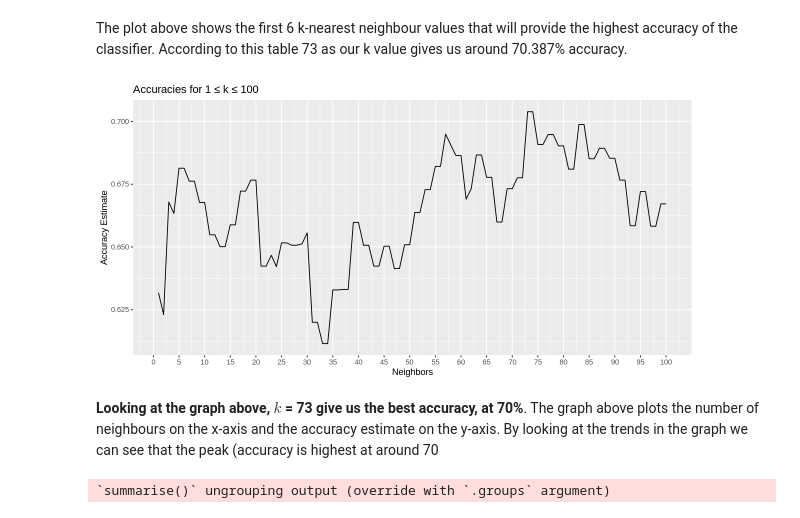
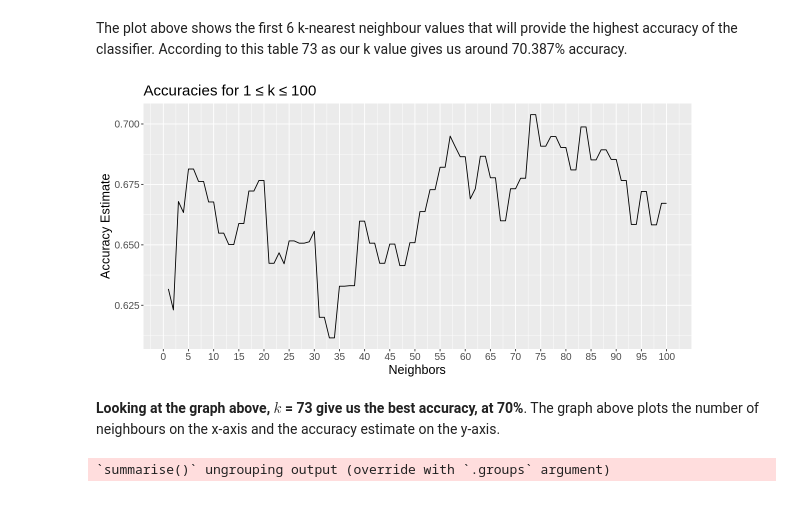
Before and after one commit to Agamchawla/group-29-project, a Jupyter notebook: group_29_project_report.ipynb, the cells around one changed output. Saved outputs shown, nothing was run; the diff lists cells and outputs as text; code cells hidden in the pictures.

```diff
--- a/group_29_project_report.ipynb
+++ b/group_29_project_report.ipynb
@@ -58,0 +65,5 @@ Warning message:
+# %%
+cleveland_data <- read_csv("https://archive.ics.uci.edu/ml/machine-learning-databases/heart-disease/processed.cleveland.data",
+                          col_names = FALSE)
+
+head(cleveland_data)
@@ -222,15 +286,16 @@ The plot above shows the first 6 k-nearest neighbour values that will provide th
 # %%
 accuracy_versus_k <- ggplot(accuracies, aes(x = neighbors, y = mean))+
       #geom_point() +
       geom_line() +
       labs(x = "Neighbors", y = "Accuracy Estimate", title = "Accuracies for 1 ≤ k ≤ 100") +
-      scale_x_continuous(breaks = seq(0, 100, by = 5))  # adjusting the x-axis
+      scale_x_continuous(breaks = seq(0, 100, by = 5)) + # adjusting the x-axis
+      theme(text = element_text(size = 15))
 
 accuracy_versus_k
 # %% [output]
-[figure, old version]
+[figure, new version]
 # %% [markdown]
-**Looking at the graph above, $k$ = 73 give us the best accuracy, at 70%**. The graph above plots the number of neighbours on the x-axis and the accuracy estimate on the y-axis. By looking at the trends in the graph we can see that the peak (accuracy is highest at around 70
+**Looking at the graph above, $k$ = 73 give us the best accuracy, at 70%**. The graph above plots the number of neighbours on the x-axis and the accuracy estimate on the y-axis.
 # %%
 set.seed(1)
 
```
Also changed, not shown: parts of 23 cells of this notebook.
